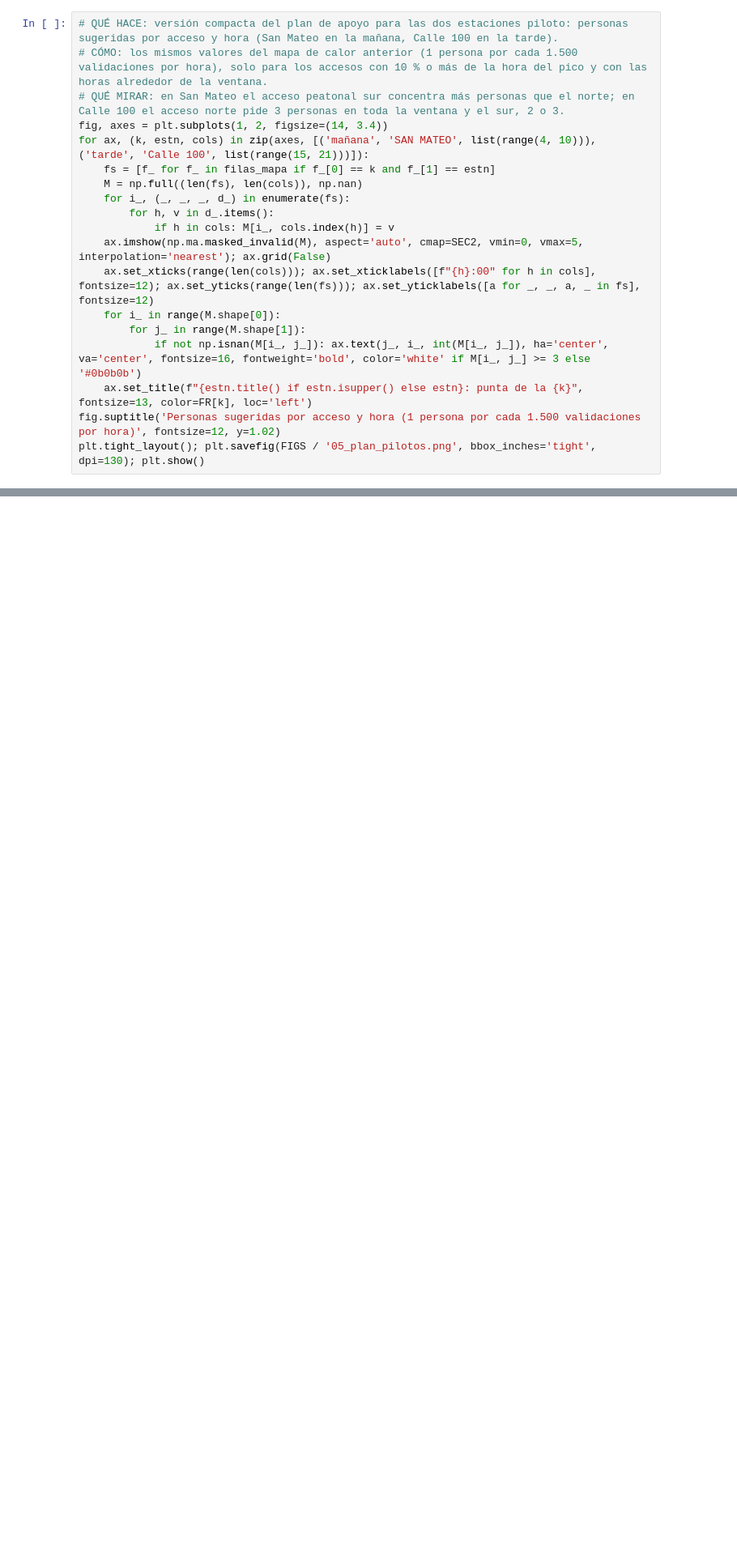
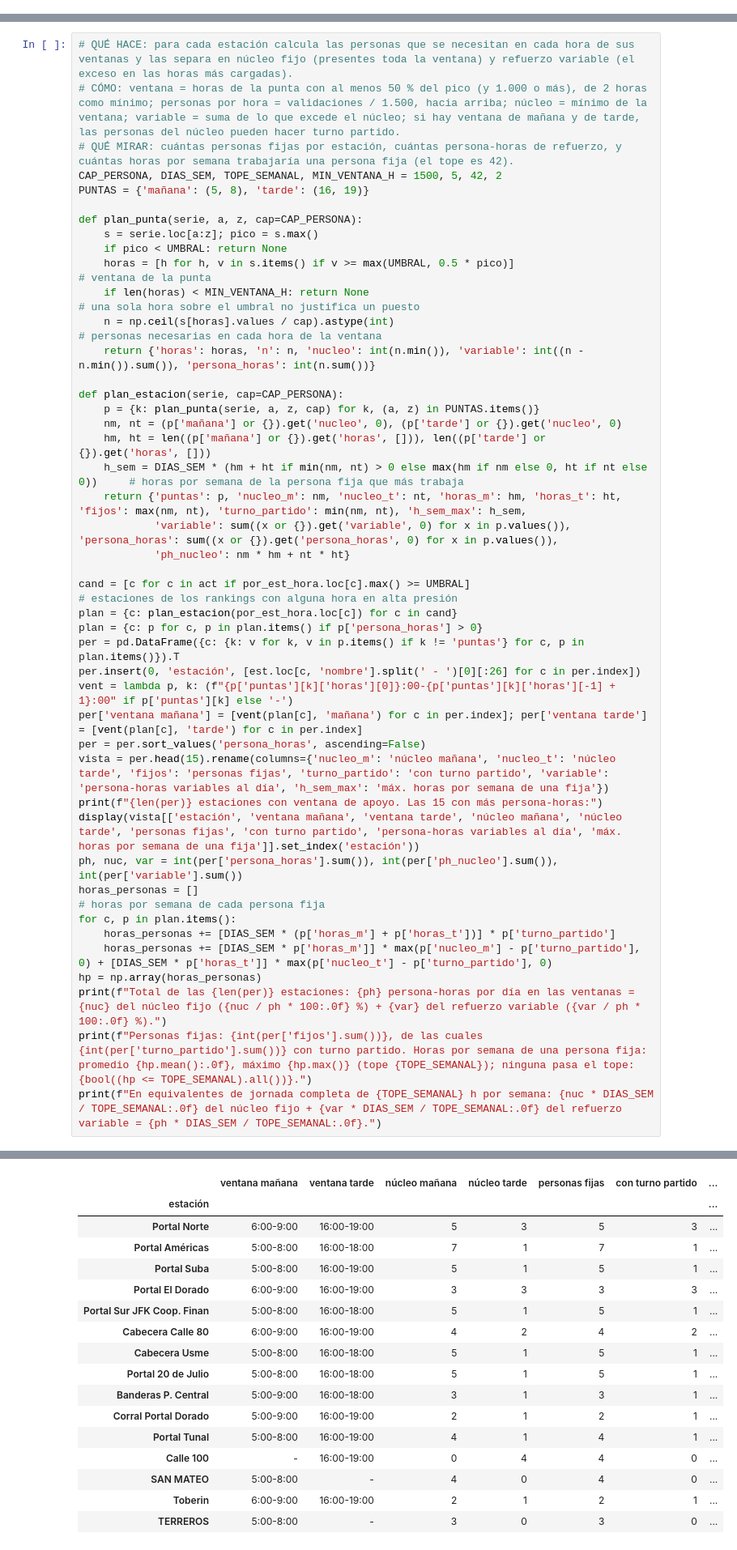
Before and after one commit to Juansanm21/transmilenio-perfiles-demanda, a Jupyter notebook: notebooks/04_ranking_y_personal_de_apoyo.ipynb, the cells around one changed output, grey strips where cells are left out. Shown at 81% size. Drawn from its saved outputs; the diff is of its cells as text; blank space fills up the shorter version.

```diff
--- a/notebooks/05_eda_prioridad_estaciones.ipynb
+++ b/notebooks/04_ranking_y_personal_de_apoyo.ipynb
@@ -1094,19 +845,0 @@ pd.DataFrame(filas_mapa, columns=['punta', 'estación', 'acceso', 'por hora']).a
-# %%
-# QUÉ HACE: versión compacta del plan de apoyo para las dos estaciones piloto: personas sugeridas por acceso y hora (San Mateo en la mañana, Calle 100 en la tarde).
-# CÓMO: los mismos valores del mapa de calor anterior (1 persona por cada 1.500 validaciones por hora), solo para los accesos con 10 % o más de la hora del pico y con las horas alrededor de la ventana.
-# QUÉ MIRAR: en San Mateo el acceso peatonal sur concentra más personas que el norte; en Calle 100 el acceso norte pide 3 personas en toda la ventana y el sur, 2 o 3.
-fig, axes = plt.subplots(1, 2, figsize=(14, 3.4))
-for ax, (k, estn, cols) in zip(axes, [('mañana', 'SAN MATEO', list(range(4, 10))), ('tarde', 'Calle 100', list(range(15, 21)))]):
-    fs = [f_ for f_ in filas_mapa if f_[0] == k and f_[1] == estn]
-    M = np.full((len(fs), len(cols)), np.nan)
-    for i_, (_, _, _, d_) in enumerate(fs):
-        for h, v in d_.items():
-            if h in cols: M[i_, cols.index(h)] = v
-    ax.imshow(np.ma.masked_invalid(M), aspect='auto', cmap=SEC2, vmin=0, vmax=5, interpolation='nearest'); ax.grid(False)
-    ax.set_xticks(range(len(cols))); ax.set_xticklabels([f"{h}:00" for h in cols], fontsize=12); ax.set_yticks(range(len(fs))); ax.set_yticklabels([a for _, _, a, _ in fs], fontsize=12)
-    for i_ in range(M.shape[0]):
-        for j_ in range(M.shape[1]):
-            if not np.isnan(M[i_, j_]): ax.text(j_, i_, int(M[i_, j_]), ha='center', va='center', fontsize=16, fontweight='bold', color='white' if M[i_, j_] >= 3 else '#0b0b0b')
-    ax.set_title(f"{estn.title() if estn.isupper() else estn}: punta de la {k}", fontsize=13, color=FR[k], loc='left')
-fig.suptitle('Personas sugeridas por acceso y hora (1 persona por cada 1.500 validaciones por hora)', fontsize=12, y=1.02)
-plt.tight_layout(); plt.savefig(FIGS / '05_plan_pilotos.png', bbox_inches='tight', dpi=130); plt.show()
@@ -1167,0 +880,45 @@ Persona-horas de la ventana crítica de las pilotos (personas por hora sumadas d
+# %%
+# QUÉ HACE: para cada estación calcula las personas que se necesitan en cada hora de sus ventanas y las separa en núcleo fijo (presentes toda la ventana) y refuerzo variable (el exceso en las horas más cargadas).
+# CÓMO: ventana = horas de la punta con al menos 50 % del pico (y 1.000 o más), de 2 horas como mínimo; personas por hora = validaciones / 1.500, hacia arriba; núcleo = mínimo de la ventana; variable = suma de lo que excede el núcleo; si hay ventana de mañana y de tarde, las personas del núcleo pueden hacer turno partido.
+# QUÉ MIRAR: cuántas personas fijas por estación, cuántas persona-horas de refuerzo, y cuántas horas por semana trabajaría una persona fija (el tope es 42).
+CAP_PERSONA, DIAS_SEM, TOPE_SEMANAL, MIN_VENTANA_H = 1500, 5, 42, 2
+PUNTAS = {'mañana': (5, 8), 'tarde': (16, 19)}
+
+def plan_punta(serie, a, z, cap=CAP_PERSONA):
+    s = serie.loc[a:z]; pico = s.max()
+    if pico < UMBRAL: return None
+    horas = [h for h, v in s.items() if v >= max(UMBRAL, 0.5 * pico)]                           # ventana de la punta
+    if len(horas) < MIN_VENTANA_H: return None                                                  # una sola hora sobre el umbral no justifica un puesto
+    n = np.ceil(s[horas].values / cap).astype(int)                                              # personas necesarias en cada hora de la ventana
+    return {'horas': horas, 'n': n, 'nucleo': int(n.min()), 'variable': int((n - n.min()).sum()), 'persona_horas': int(n.sum())}
+
+def plan_estacion(serie, cap=CAP_PERSONA):
+    p = {k: plan_punta(serie, a, z, cap) for k, (a, z) in PUNTAS.items()}
+    nm, nt = (p['mañana'] or {}).get('nucleo', 0), (p['tarde'] or {}).get('nucleo', 0)
+    hm, ht = len((p['mañana'] or {}).get('horas', [])), len((p['tarde'] or {}).get('horas', []))
+    h_sem = DIAS_SEM * (hm + ht if min(nm, nt) > 0 else max(hm if nm else 0, ht if nt else 0))     # horas por semana de la persona fija que más trabaja
+    return {'puntas': p, 'nucleo_m': nm, 'nucleo_t': nt, 'horas_m': hm, 'horas_t': ht, 'fijos': max(nm, nt), 'turno_partido': min(nm, nt), 'h_sem_max': h_sem,
+            'variable': sum((x or {}).get('variable', 0) for x in p.values()), 'persona_horas': sum((x or {}).get('persona_horas', 0) for x in p.values()),
+            'ph_nucleo': nm * hm + nt * ht}
+
+cand = [c for c in act if por_est_hora.loc[c].max() >= UMBRAL]                                  # estaciones de los rankings con alguna hora en alta presión
+plan = {c: plan_estacion(por_est_hora.loc[c]) for c in cand}
+plan = {c: p for c, p in plan.items() if p['persona_horas'] > 0}
+per = pd.DataFrame({c: {k: v for k, v in p.items() if k != 'puntas'} for c, p in plan.items()}).T
+per.insert(0, 'estación', [est.loc[c, 'nombre'].split(' - ')[0][:26] for c in per.index])
+vent = lambda p, k: (f"{p['puntas'][k]['horas'][0]}:00-{p['puntas'][k]['horas'][-1] + 1}:00" if p['puntas'][k] else '-')
+per['ventana mañana'] = [vent(plan[c], 'mañana') for c in per.index]; per['ventana tarde'] = [vent(plan[c], 'tarde') for c in per.index]
+per = per.sort_values('persona_horas', ascending=False)
+vista = per.head(15).rename(columns={'nucleo_m': 'núcleo mañana', 'nucleo_t': 'núcleo tarde', 'fijos': 'personas fijas', 'turno_partido': 'con turno partido', 'variable': 'persona-horas variables al día', 'h_sem_max': 'máx. horas por semana de una fija'})
+print(f"{len(per)} estaciones con ventana de apoyo. Las 15 con más persona-horas:")
+display(vista[['estación', 'ventana mañana', 'ventana tarde', 'núcleo mañana', 'núcleo tarde', 'personas fijas', 'con turno partido', 'persona-horas variables al día', 'máx. horas por semana de una fija']].set_index('estación'))
+ph, nuc, var = int(per['persona_horas'].sum()), int(per['ph_nucleo'].sum()), int(per['variable'].sum())
+horas_personas = []                                                                             # horas por semana de cada persona fija
+for c, p in plan.items():
+    horas_personas += [DIAS_SEM * (p['horas_m'] + p['horas_t'])] * p['turno_partido']
+    horas_personas += [DIAS_SEM * p['horas_m']] * max(p['nucleo_m'] - p['turno_partido'], 0) + [DIAS_SEM * p['horas_t']] * max(p['nucleo_t'] - p['turno_partido'], 0)
+hp = np.array(horas_personas)
+print(f"Total de las {len(per)} estaciones: {ph} persona-horas por día en las ventanas = {nuc} del núcleo fijo ({nuc / ph * 100:.0f} %) + {var} del refuerzo variable ({var / ph * 100:.0f} %).")
+print(f"Personas fijas: {int(per['fijos'].sum())}, de las cuales {int(per['turno_partido'].sum())} con turno partido. Horas por semana de una persona fija: promedio {hp.mean():.0f}, máximo {hp.max()} (tope {TOPE_SEMANAL}); ninguna pasa el tope: {bool((hp <= TOPE_SEMANAL).all())}.")
+print(f"En equivalentes de jornada completa de {TOPE_SEMANAL} h por semana: {nuc * DIAS_SEM / TOPE_SEMANAL:.0f} del núcleo fijo + {var * DIAS_SEM / TOPE_SEMANAL:.0f} del refuerzo variable = {ph * DIAS_SEM / TOPE_SEMANAL:.0f}.")
+# %% [output]
@@ -1167,0 +926,17 @@ Persona-horas de la ventana crítica de las pilotos (personas por hora sumadas d
+|  | ventana mañana | ventana tarde | núcleo mañana | núcleo tarde | personas fijas | con turno partido | ... |
+| estación |  |  |  |  |  |  | ... |
+| Portal Norte | 6:00-9:00 | 16:00-19:00 | 5 | 3 | 5 | 3 | ... |
+| Portal Américas | 5:00-8:00 | 16:00-18:00 | 7 | 1 | 7 | 1 | ... |
+| Portal Suba | 5:00-8:00 | 16:00-19:00 | 5 | 1 | 5 | 1 | ... |
+| Portal El Dorado | 6:00-9:00 | 16:00-19:00 | 3 | 3 | 3 | 3 | ... |
+| Portal Sur JFK Coop. Finan | 5:00-8:00 | 16:00-18:00 | 5 | 1 | 5 | 1 | ... |
+| Cabecera Calle 80 | 6:00-9:00 | 16:00-19:00 | 4 | 2 | 4 | 2 | ... |
+| Cabecera Usme | 5:00-8:00 | 16:00-18:00 | 5 | 1 | 5 | 1 | ... |
+| Portal 20 de Julio | 5:00-8:00 | 16:00-18:00 | 5 | 1 | 5 | 1 | ... |
+| Banderas P. Central | 5:00-9:00 | 16:00-18:00 | 3 | 1 | 3 | 1 | ... |
+| Corral Portal Dorado | 5:00-9:00 | 16:00-19:00 | 2 | 1 | 2 | 1 | ... |
+| Portal Tunal | 5:00-8:00 | 16:00-19:00 | 4 | 1 | 4 | 1 | ... |
+| Calle 100 | - | 16:00-19:00 | 0 | 4 | 4 | 0 | ... |
+| SAN MATEO | 5:00-8:00 | - | 4 | 0 | 4 | 0 | ... |
+| Toberin | 6:00-9:00 | 16:00-19:00 | 2 | 1 | 2 | 1 | ... |
+| TERREROS | 5:00-8:00 | - | 3 | 0 | 3 | 0 | ... |
```
Also changed, not shown: parts of 41 cells of this notebook, 48 other files.
